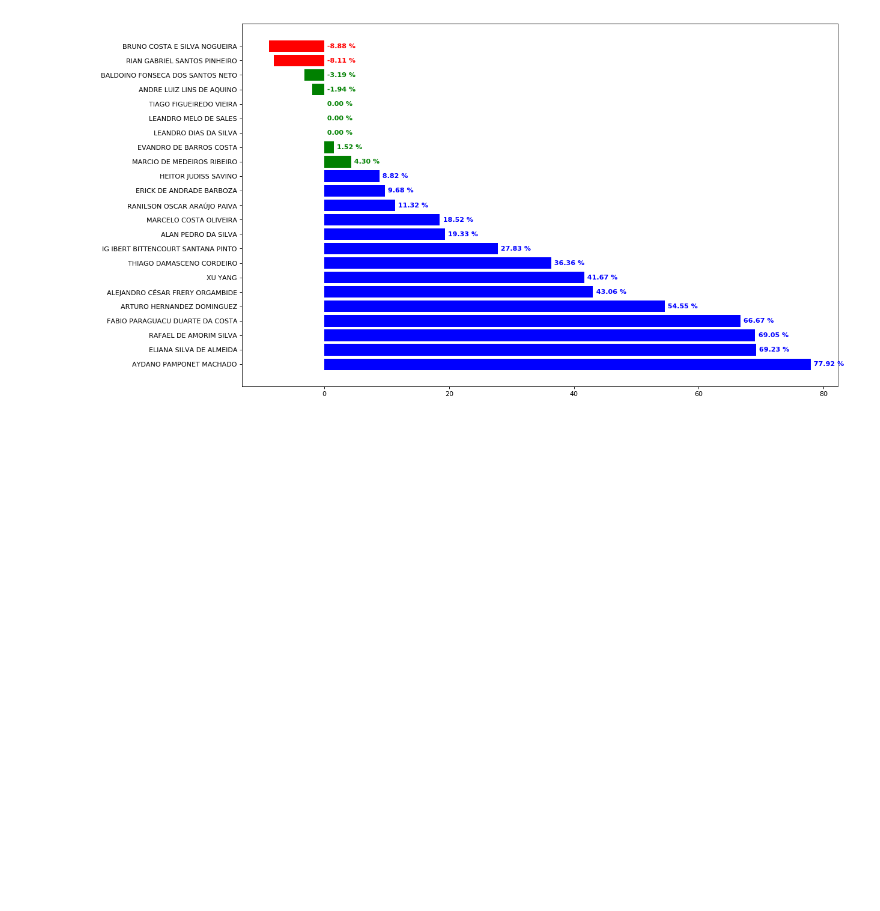
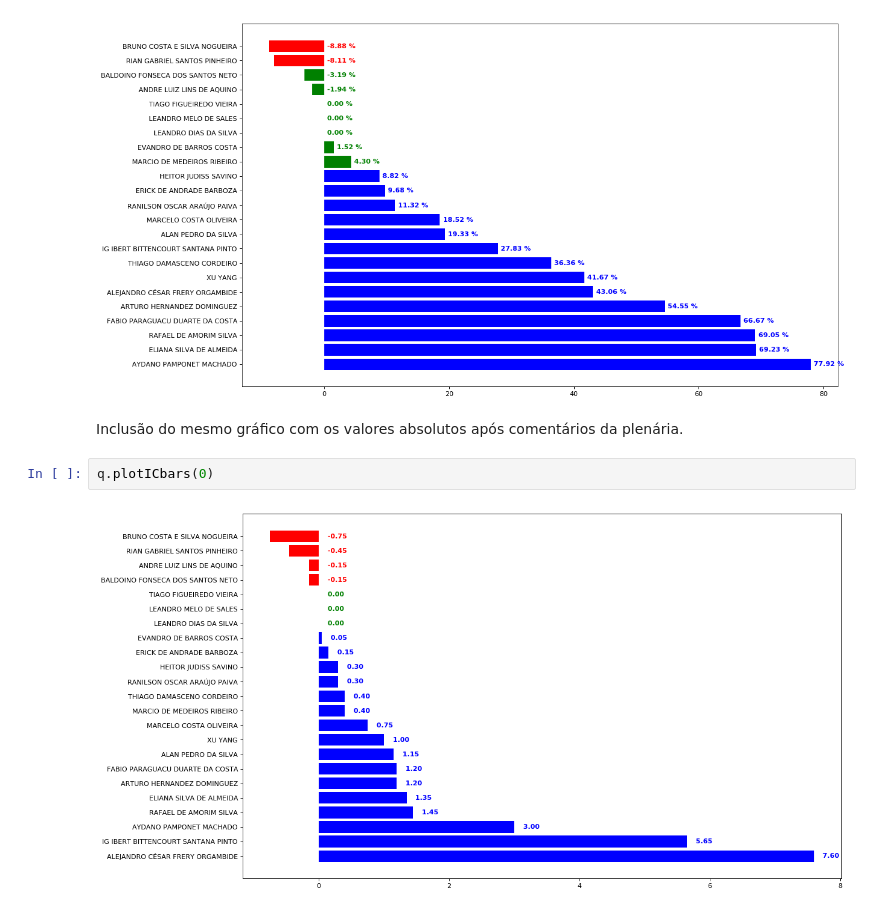
Before and after one commit to aydanomachado/qualis, a Jupyter notebook: Qualis_IC_study.ipynb, the cells around one changed output. Cells and saved outputs as stored; diff of their text form; blank space fills up the shorter version.

Commit message:
Adicionando grafico com valores absolutos

```diff
--- a/Qualis_IC_study.ipynb
+++ b/Qualis_IC_study.ipynb
@@ -136,3 +136,9 @@ Se pensarmos em quartis:
 q.plotICbarsPer()
 # %% [output]
 [figure]
+# %% [markdown]
+Inclusão do mesmo gráfico com os valores absolutos após comentários da plenária.
+# %%
+q.plotICbars(0)
+# %% [output]
+[figure, added]
```
